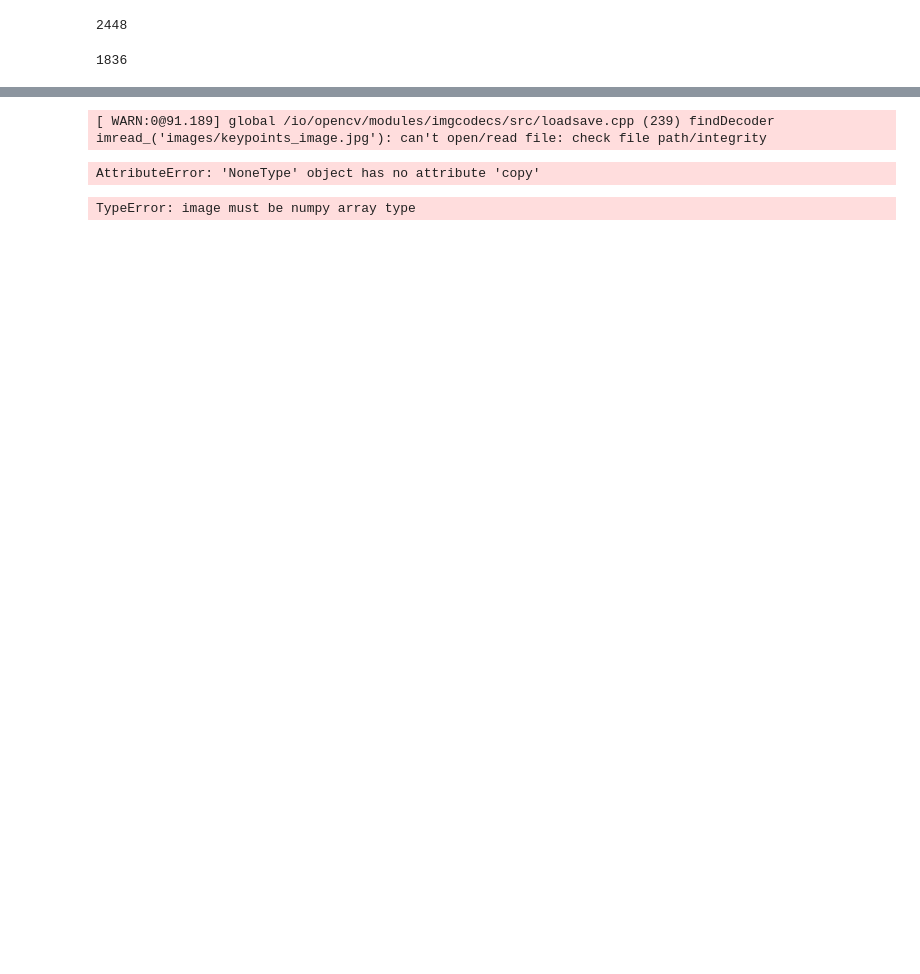
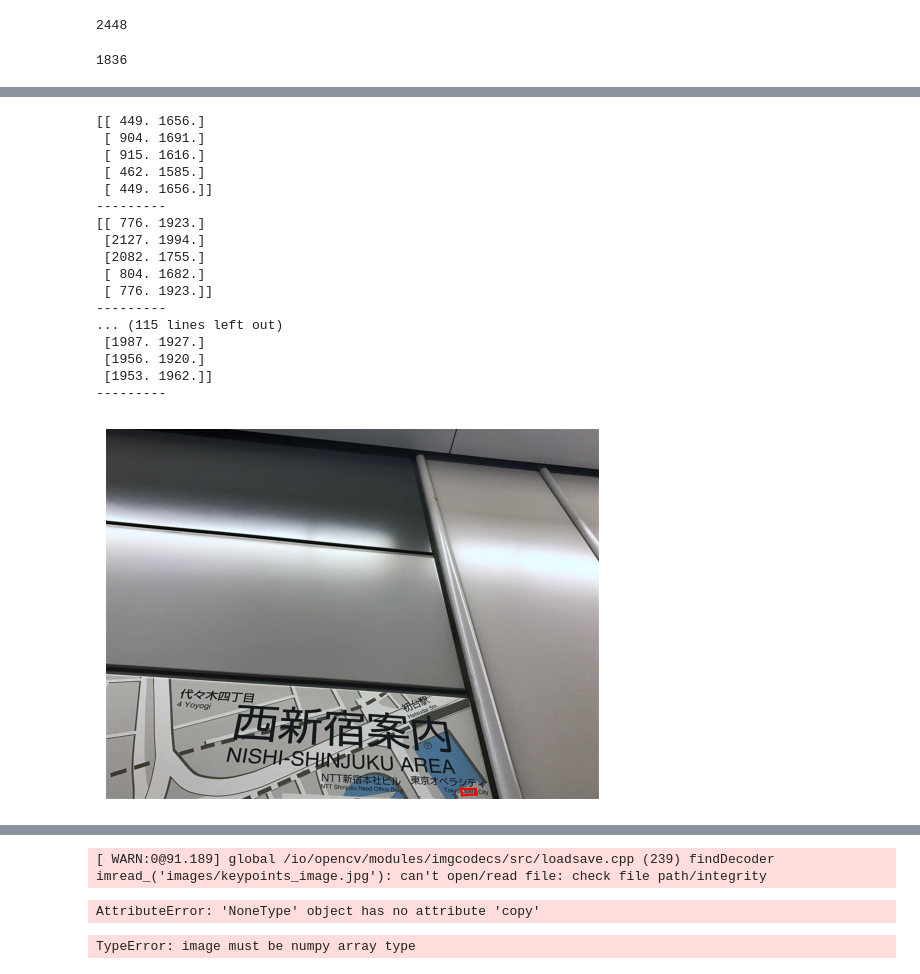
Before and after one commit to boostcampaitech4lv23cv1/level2_dataannotation_cv-level-cv-02, a Jupyter notebook: code/augmentation.ipynb, the cells around one changed output, grey strips where cells are left out. Cells and saved outputs as stored; diff of their text form; code cells hidden in the pictures; blank space fills up the shorter version.

```diff
--- a/code/augmentation.ipynb
+++ b/code/augmentation.ipynb
@@ -583,41 +1083,50 @@ Image.open('/opt/ml/input/data/ICDAR17_Korean/images/img_1001.jpg').width
 # %%
 def plot_ground_truth(dataset_output0, dataset_output1):
-    SOURCE_IMG_PATH = "/opt/ml/input/data/ICDAR17_Korean/images"
-    SOURCE_JSON_PATH = "/opt/ml/input/data/ICDAR17_Korean/ufo/train.json"
+    SOURCE_IMG_PATH = "/opt/ml/input/data/ICDAR19/images"
+    SOURCE_JSON_PATH = "/opt/ml/input/data/ICDAR19/ufo/train.json"
 
     with open(SOURCE_JSON_PATH, "rb") as f:
         source_val_json = json.load(f)
 
-
-    img = convert_tensor_to_PIL(dataset_output0)
+    file_name ='tr_img_06966.jpg'
+    img = cv2.imread(osp.join(SOURCE_IMG_PATH, file_name))[:, :, ::-1]
 
     fig, ax = plt.subplots(1,1)
-    #ground_truth = source_val_json["images"][IMG_NAME]["words"]
-    dataset_output1 = dataset_output1.astype(np.int32)
-
-    for points in  dataset_output1:
-
-        points = points[::-1]
-        points = np.append(points,points[0]).reshape(-1,2)
-        print(points)
-        for prev_pos, next_pos in zip(points[:-1], points[1:]):
-            ax.plot( [prev_pos[0], next_pos[0]], [prev_pos[1], next_pos[1]],color='r', linestyle='-', linewidth=1.5)
-    ax.axis("off")
-    ax.imshow(img)
-
-    '''
+    ground_truth = source_val_json["images"][file_name]["words"]
+    i = -1
     for word_key, word_val in ground_truth.items():
-
+        i+=1
         word = np.array(word_val["points"])
-        print(word)
+        #print(word)
         word =word[::-1]
-        print('*****')
-        print(word)
+        #print('*****')
+        #print(word)
         word = np.append(word, word[0]).reshape(-1,2)
         print(word)
         print('---------')
-        for prev_pos, next_pos in zip(word[:-1], word[1:]):
-            ax.plot( [prev_pos[0], next_pos[0]], [prev_pos[1], next_pos[1]],color='r', linestyle='-', linewidth=1.5)
+        if i==9:
+            print(word)
+            for prev_pos, next_pos in zip(word[:-1], word[1:]):
+                ax.plot( [prev_pos[0], next_pos[0]], [prev_pos[1], next_pos[1]],color='r', linestyle='-', linewidth=1.5)
     ax.axis("off")
     ax.imshow(img)
-    '''
+plot_ground_truth(0,0)
+# %% [output]
+[[ 449. 1656.]
+ [ 904. 1691.]
+ [ 915. 1616.]
+ [ 462. 1585.]
+ [ 449. 1656.]]
+---------
+[[ 776. 1923.]
+ [2127. 1994.]
+ [2082. 1755.]
+ [ 804. 1682.]
+ [ 776. 1923.]]
+---------
+... (115 lines left out)
+ [1987. 1927.]
+ [1956. 1920.]
+ [1953. 1962.]]
+---------
+[figure, added]
```
Also changed, not shown: parts of 8 cells of this notebook, 8 other files.
